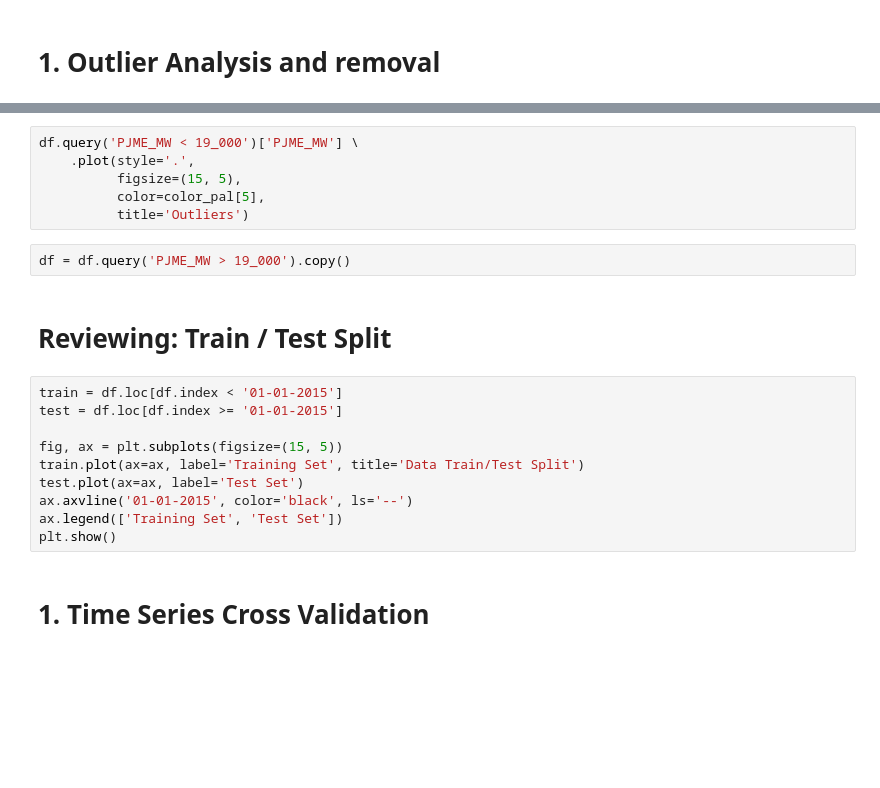
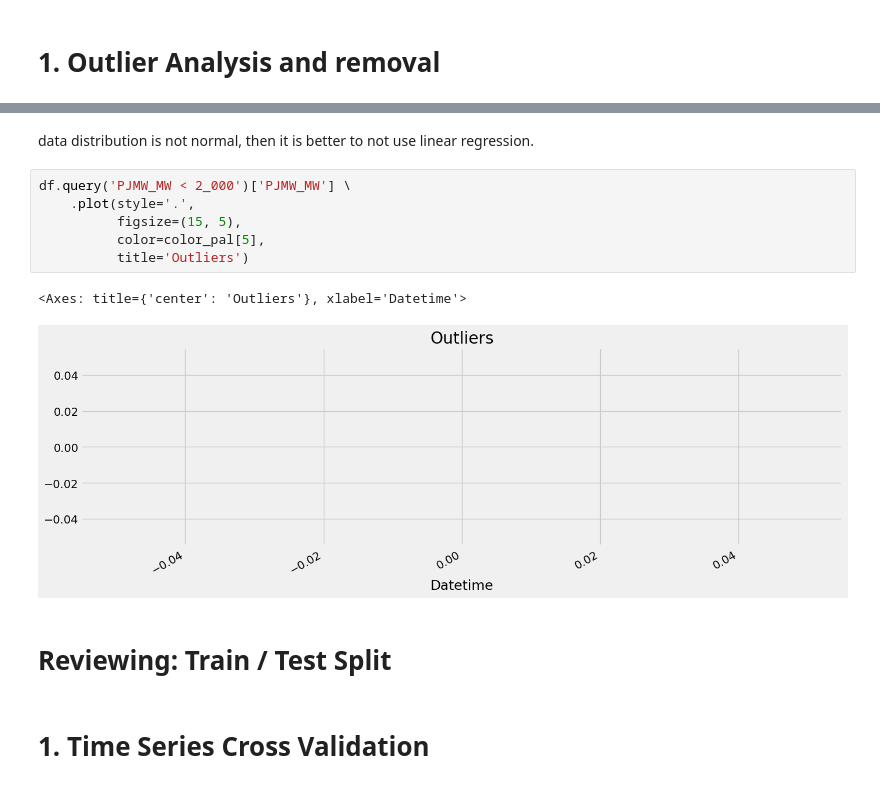
Before and after one commit to Assetage/energy-forecasting, a Jupyter notebook: notebooks/data-exploration-and-forecasting.ipynb, the cells around one changed output, grey strips where cells are left out. Cells and saved outputs as stored; diff of their text form; blank space fills up the shorter version.

```diff
--- a/notebooks/data-exploration-and-forecasting.ipynb
+++ b/notebooks/data-exploration-and-forecasting.ipynb
@@ -38,23 +154,16 @@ df['PJME_MW'].plot(kind='hist', bins=500)
+# %% [markdown]
+data distribution is not normal, then it is better to not use linear regression.
 # %%
-df.query('PJME_MW < 19_000')['PJME_MW'] \
+df.query('PJMW_MW < 2_000')['PJMW_MW'] \
     .plot(style='.',
           figsize=(15, 5),
           color=color_pal[5],
           title='Outliers')
+# %% [output]
+<Axes: title={'center': 'Outliers'}, xlabel='Datetime'>
+[figure, added]
-# %%
-df = df.query('PJME_MW > 19_000').copy()
 # %% [markdown]
 # Reviewing: Train / Test Split
-# %%
-train = df.loc[df.index < '01-01-2015']
-test = df.loc[df.index >= '01-01-2015']
-
-fig, ax = plt.subplots(figsize=(15, 5))
-train.plot(ax=ax, label='Training Set', title='Data Train/Test Split')
-test.plot(ax=ax, label='Test Set')
-ax.axvline('01-01-2015', color='black', ls='--')
-ax.legend(['Training Set', 'Test Set'])
-plt.show()
 # %% [markdown]
 # 1. Time Series Cross Validation
 # %%
```
Also changed, not shown: parts of 19 cells of this notebook, 29 other files.
